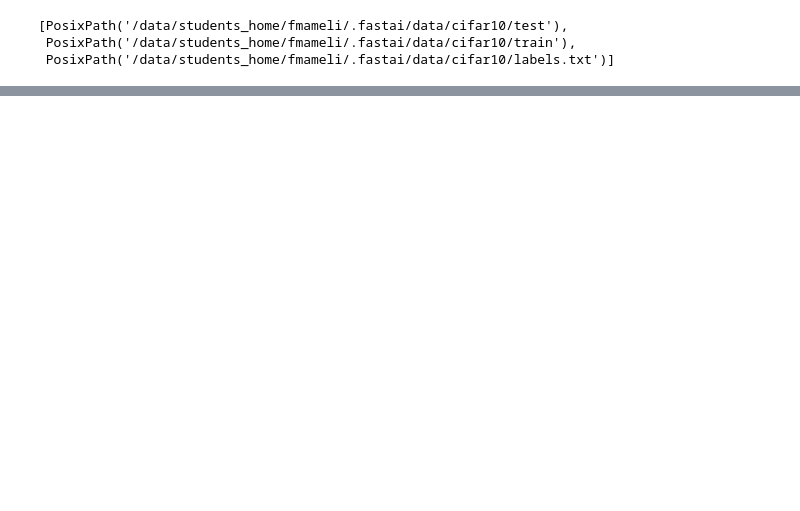
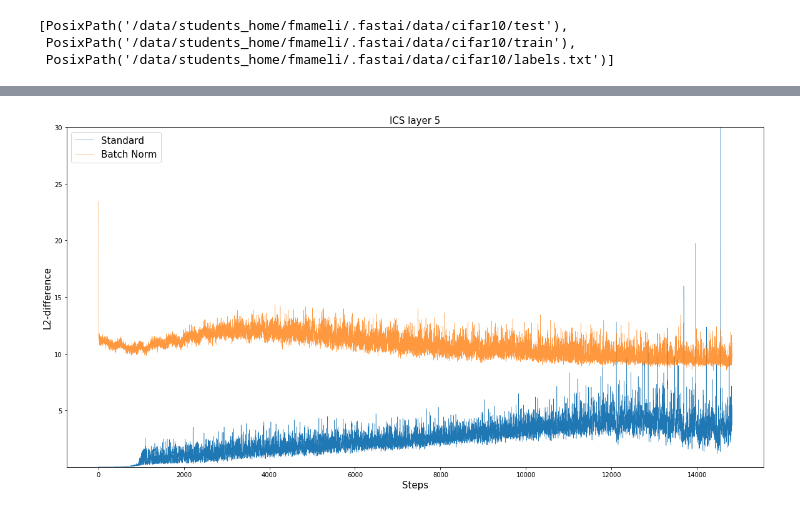
Before and after one commit to mameli/Test_batch_norm_paper, a Jupyter notebook: batch_norm.ipynb, the cells around one changed output, grey strips where cells are left out. Saved outputs shown, nothing was run; the diff lists cells and outputs as text; code cells hidden in the pictures; blank space fills up the shorter version.

```diff
--- a/batch_norm.ipynb
+++ b/batch_norm.ipynb
@@ -66,0 +140,15 @@ plt.plot(icsList.cos_values)
+# %%
+fig = plt.figure(figsize=(20, 10))
+ax = fig.add_subplot(111)
+plt.ylim(top=30, bottom=0.01)
+plt.ylabel("L2-difference", fontsize=15)
+plt.xlabel("Steps", fontsize=15)
+plt.title("ICS layer 5", fontsize=15)
+plt.plot(icsList_noBN.ics_values, linewidth=0.5, label="Standard")
+plt.plot(icsList_BN.ics_values, linewidth=0.5, alpha=0.80, label="Batch Norm")
+ax.legend(fontsize=15)
+
+plt.savefig('ICS.pdf')
+plt.savefig('ICS.png')
+# %% [output]
+[figure, added]
```
Also changed, not shown: parts of 15 cells of this notebook, 9 other files.
